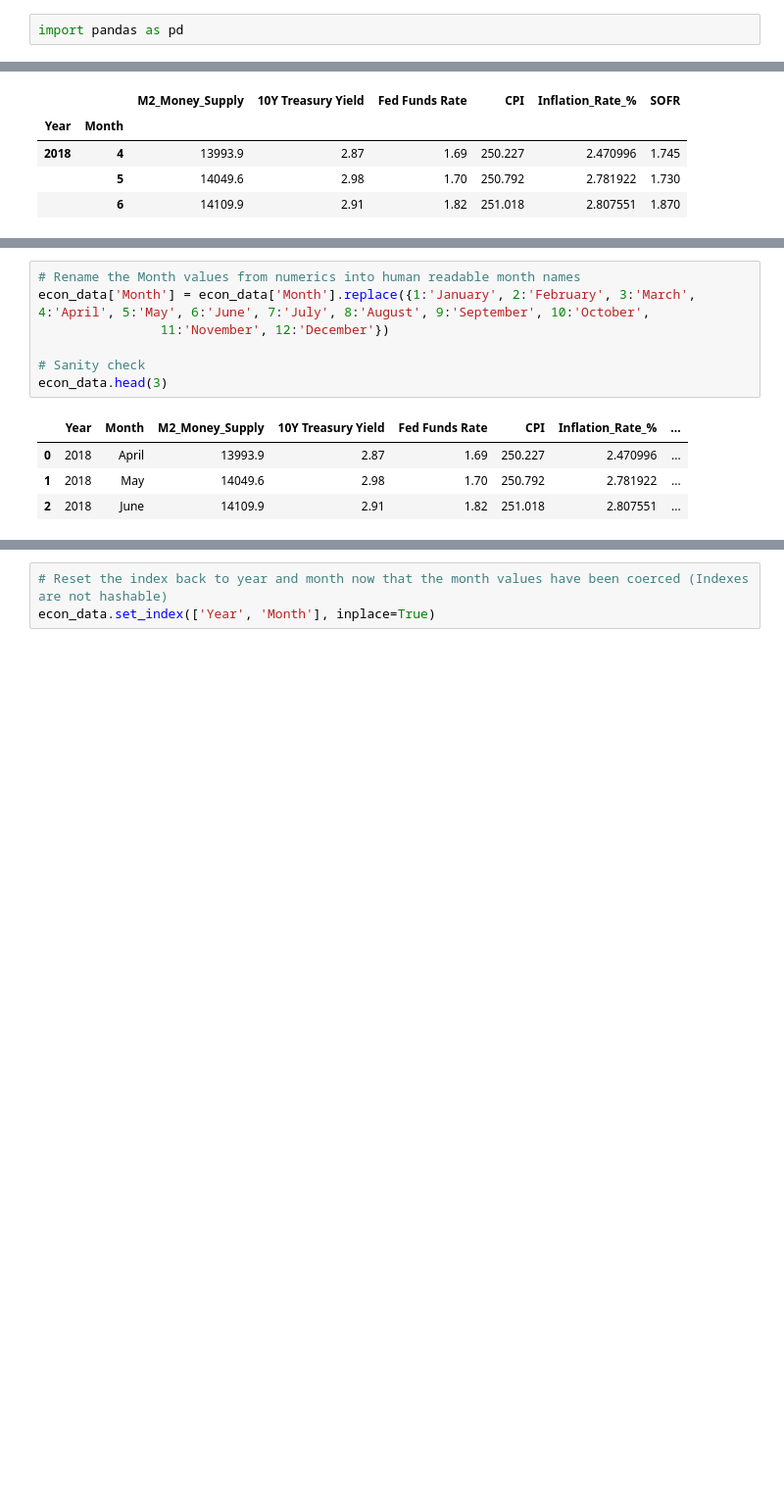
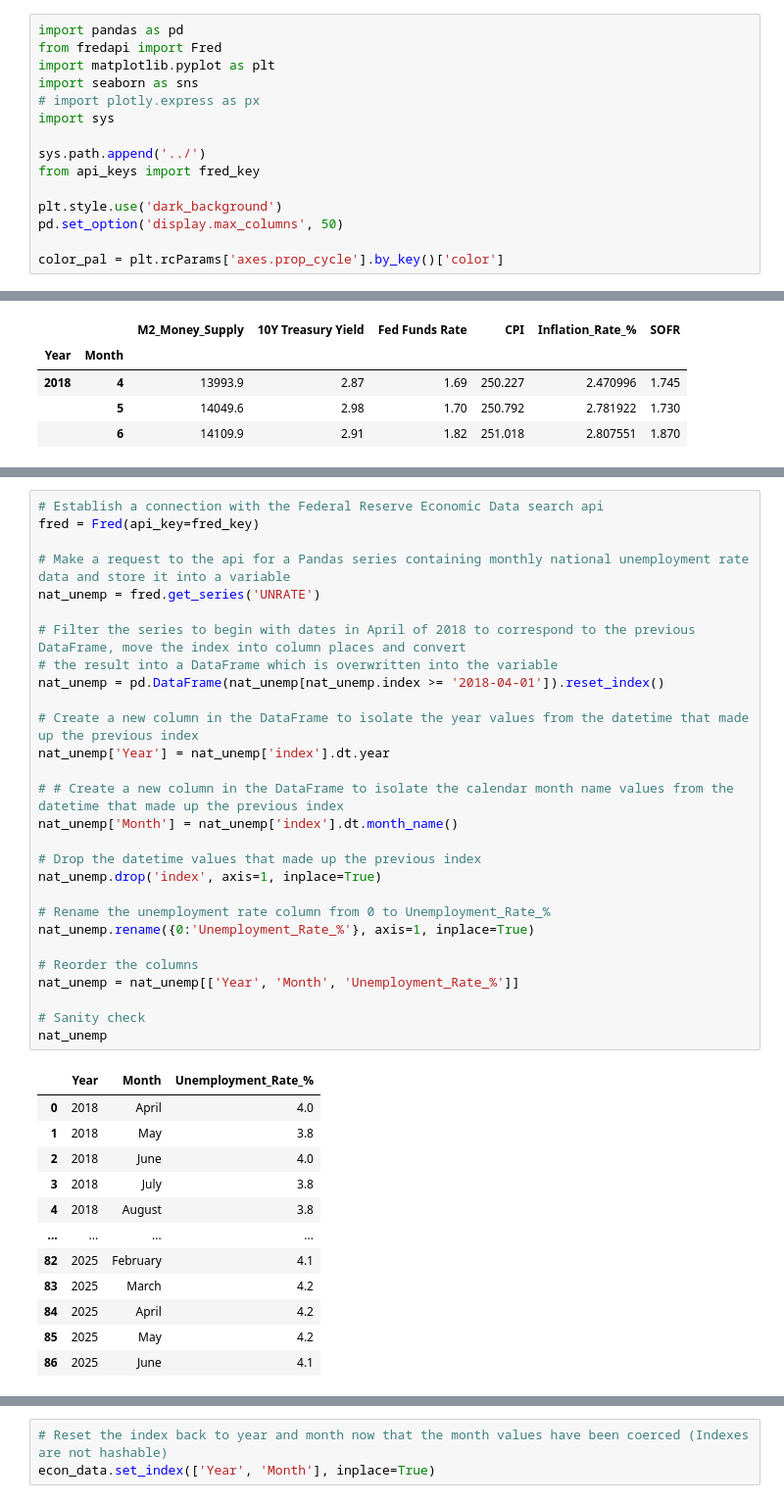
Before and after one commit to matt-harvey-data/US_Economic_Indicators_2018-2025, a Jupyter notebook: US_Macro_Economic_Indicators_2018-2025.ipynb, the cells around one changed output, grey strips where cells are left out. Shown: that part at 98% size. Cells and saved outputs as stored; diff of their text form; blank space fills up the shorter version.

```diff
--- a/US_Macro_Economic_Indicators_2018-2025.ipynb
+++ b/US_Macro_Economic_Indicators_2018-2025.ipynb
@@ -1,5 +1,18 @@
 # %%
 import pandas as pd
+from fredapi import Fred
+import matplotlib.pyplot as plt
+import seaborn as sns
+# import plotly.express as px
+import sys
+
+sys.path.append('../')
+from api_keys import fred_key
+
+plt.style.use('dark_background')
+pd.set_option('display.max_columns', 50)
+
+color_pal = plt.rcParams['axes.prop_cycle'].by_key()['color']
 # %%
 # Dataset downloaded from Kaggle.com (https://www.kaggle.com/datasets/eswaranmuthu/u-s-economic-vital-signs-25-years-of-macro-data) and was
 # originally published by FRED (Federal Reserve Economic Data - https://fred.stlouisfed.org/)
@@ -47,12 +64,41 @@ econ_data.head(3)
-# %%
-# Rename the Month values from numerics into human readable month names
-econ_data['Month'] = econ_data['Month'].replace({1:'January', 2:'February', 3:'March', 4:'April', 5:'May', 6:'June', 7:'July', 8:'August', 9:'September', 10:'October',
-                11:'November', 12:'December'})
-
-# Sanity check
-econ_data.head(3)
-# %% [output]
-|  | Year | Month | M2_Money_Supply | 10Y Treasury Yield | Fed Funds Rate | CPI | Inflation_Rate_% | ... |
-| 0 | 2018 | April | 13993.9 | 2.87 | 1.69 | 250.227 | 2.470996 | ... |
-| 1 | 2018 | May | 14049.6 | 2.98 | 1.70 | 250.792 | 2.781922 | ... |
-| 2 | 2018 | June | 14109.9 | 2.91 | 1.82 | 251.018 | 2.807551 | ... |
+# %%
+# Establish a connection with the Federal Reserve Economic Data search api
+fred = Fred(api_key=fred_key)
+
+# Make a request to the api for a Pandas series containing monthly national unemployment rate data and store it into a variable
+nat_unemp = fred.get_series('UNRATE')
+
+# Filter the series to begin with dates in April of 2018 to correspond to the previous DataFrame, move the index into column places and convert
+# the result into a DataFrame which is overwritten into the variable
+nat_unemp = pd.DataFrame(nat_unemp[nat_unemp.index >= '2018-04-01']).reset_index()
+
+# Create a new column in the DataFrame to isolate the year values from the datetime that made up the previous index
+nat_unemp['Year'] = nat_unemp['index'].dt.year
+
+# # Create a new column in the DataFrame to isolate the calendar month name values from the datetime that made up the previous index
+nat_unemp['Month'] = nat_unemp['index'].dt.month_name()
+
+# Drop the datetime values that made up the previous index
+nat_unemp.drop('index', axis=1, inplace=True)
+
+# Rename the unemployment rate column from 0 to Unemployment_Rate_%
+nat_unemp.rename({0:'Unemployment_Rate_%'}, axis=1, inplace=True)
+
+# Reorder the columns
+nat_unemp = nat_unemp[['Year', 'Month', 'Unemployment_Rate_%']]
+
+# Sanity check
+nat_unemp
+# %% [output]
+|  | Year | Month | Unemployment_Rate_% |
+| 0 | 2018 | April | 4.0 |
+| 1 | 2018 | May | 3.8 |
+| 2 | 2018 | June | 4.0 |
+| 3 | 2018 | July | 3.8 |
+| 4 | 2018 | August | 3.8 |
+| ... | ... | ... | ... |
+| 82 | 2025 | February | 4.1 |
+| 83 | 2025 | March | 4.2 |
+| 84 | 2025 | April | 4.2 |
+| 85 | 2025 | May | 4.2 |
+| 86 | 2025 | June | 4.1 |
```
Also changed, not shown: parts of 10 cells of this notebook.
